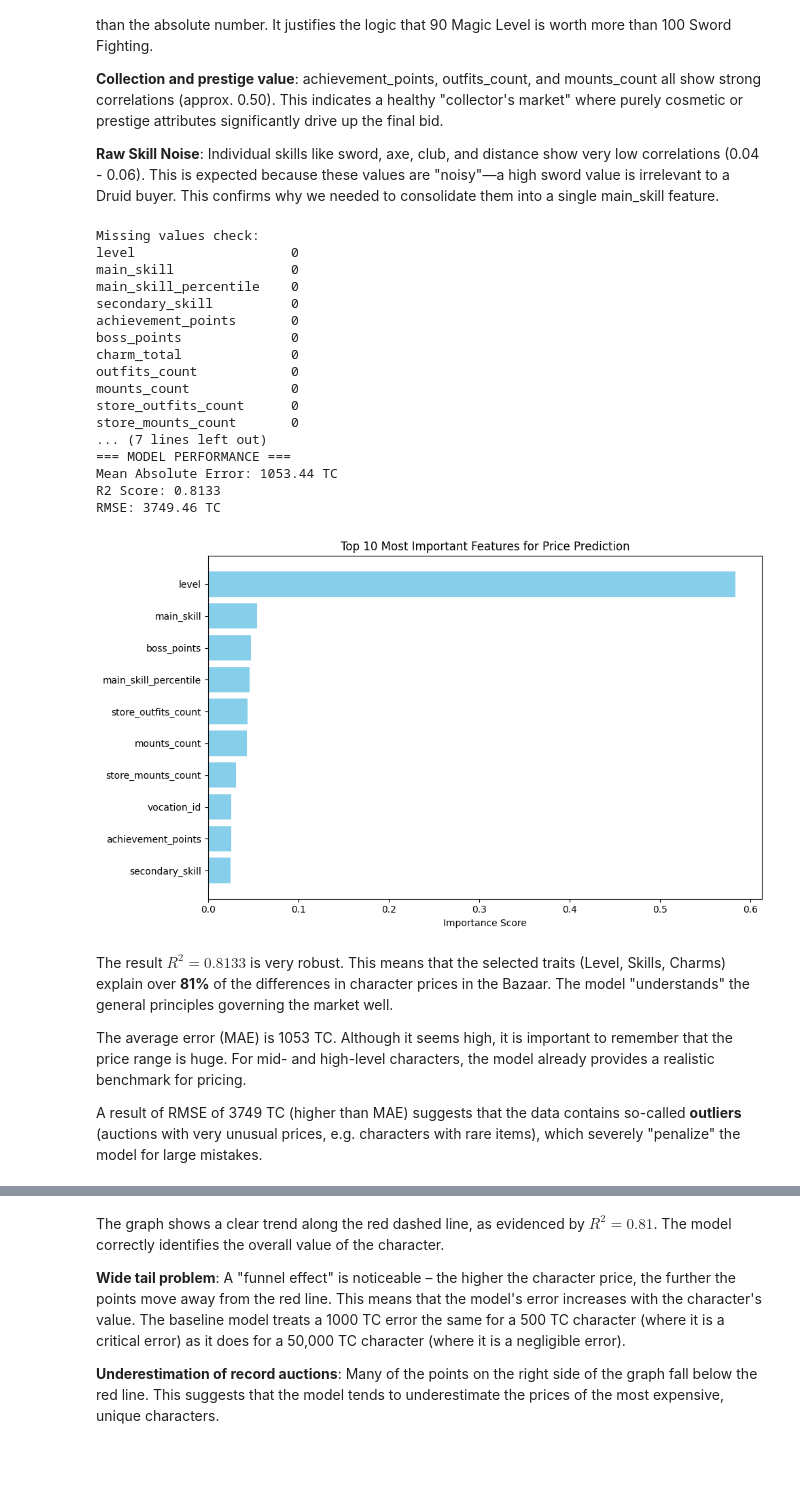
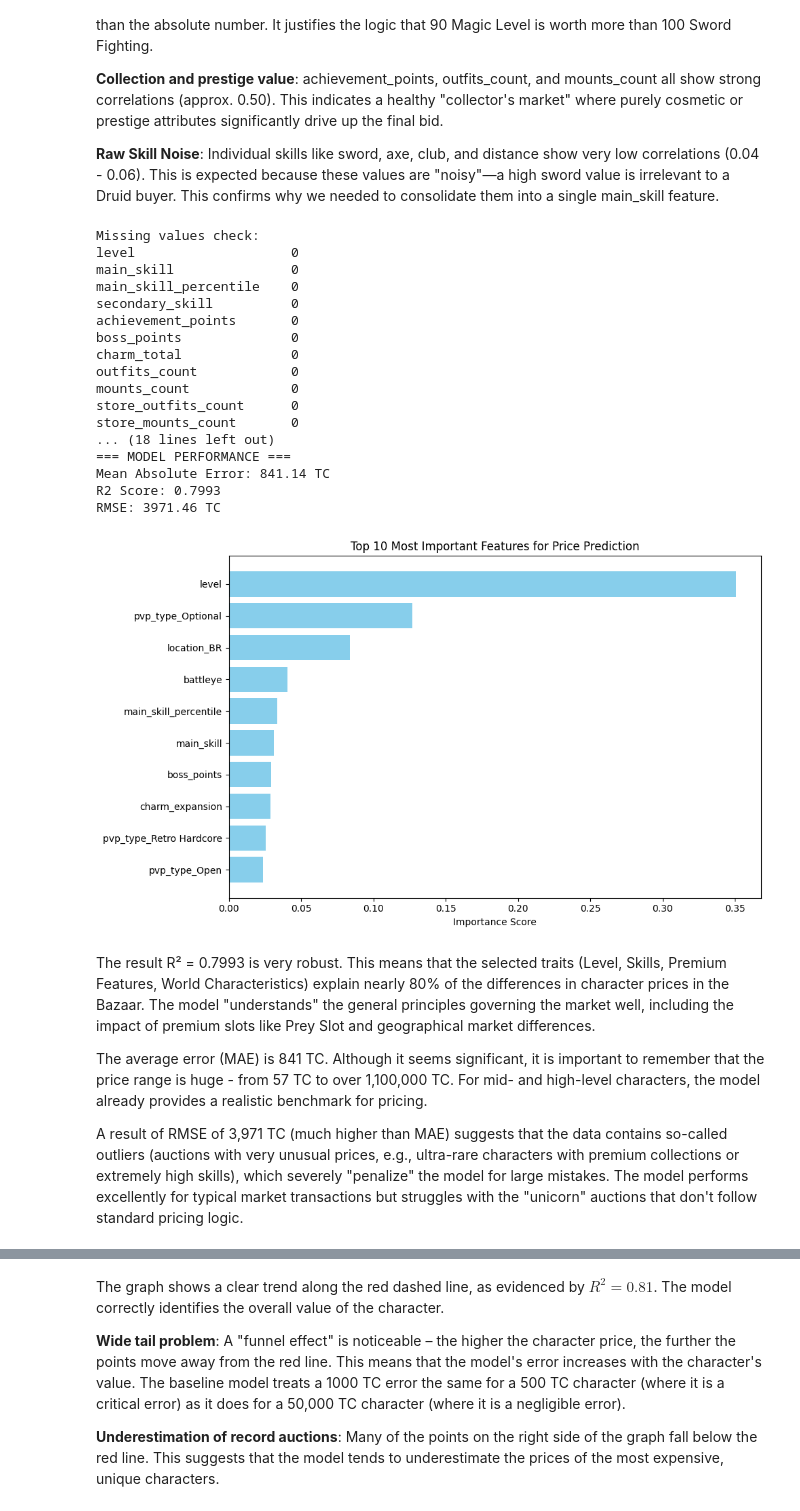
Before and after one commit to martynaottoni/tibia-auctions-analysis, a Jupyter notebook: notebooks/price_analysis_modeling.ipynb, the cells around one changed output, grey strips where cells are left out. Saved outputs shown, nothing was run; the diff lists cells and outputs as text; code cells hidden in the pictures; blank space fills up the shorter version.

```diff
--- a/notebooks/price_analysis_modeling.ipynb
+++ b/notebooks/price_analysis_modeling.ipynb
@@ -340,7 +369,11 @@ features = [
     'level', 'main_skill', 'main_skill_percentile', 'secondary_skill',
     'achievement_points', 'boss_points', 'charm_total',
     'outfits_count', 'mounts_count', 'store_outfits_count', 'store_mounts_count',
-    'vocation_id', 'weapon_type'
+    'vocation_id', 'weapon_type',
+    #premium features
+    'prey_slot', 'hunting_slot', 'charm_expansion', 'transfer',
+    #word features
+    'pvp_type', 'location', 'battleye'
 ]
 
 X = auctions_df[features].copy()
@@ -351,9 +384,21 @@ print("Missing values check:")
 print(X.isnull().sum())
 print(f"\nTotal missing values: {X.isnull().sum().sum()}")
 
-# 2. Encode categorical variables (weapon_type)
-# Convert weapon_type into dummy variables (0/1)
-X = pd.get_dummies(X, columns=['weapon_type'], prefix='weapon')
+# 2. Encode categorical variables
+# Convert into dummy variables (0/1)
+categorical_columns = ['weapon_type', 'pvp_type', 'location']
+X = pd.get_dummies(X, columns=categorical_columns, prefix=categorical_columns)
+
+#convert boolean columns into int
+
+boolean_columns = ['prey_slot', 'hunting_slot','charm_expansion', 'transfer', 'battleye']
+for col in boolean_columns:
+    if col in X.columns:
+        X[col]= X[col].astype(int)
+
+print(f"\nFinal feature count: {X.shape[1]}")
+print("Final feature list:")
+print(X.columns.tolist())
 
 # 3. Split data into Training and Testing sets
 # 80% for learning, 20% for testing the accuracy
@@ -387,44 +432,44 @@ print(f"RMSE: {rmse:.2f} TC")
 import matplotlib.pyplot as plt
 
 importance = pd.DataFrame({
     'feature': X.columns,
     'importance': model.feature_importances_
 }).sort_values('importance', ascending=False)
 
 plt.figure(figsize=(10, 6))
 plt.barh(importance['feature'][:10], importance['importance'][:10], color='skyblue')
 plt.xlabel('Importance Score')
 plt.title('Top 10 Most Important Features for Price Prediction')
 plt.gca().invert_yaxis()
 plt.tight_layout()
 plt.show()
 #plt.savefig('feature_importance.png')
 plt.close()
 # %% [output]
 Missing values check:
 level                    0
 main_skill               0
 main_skill_percentile    0
 secondary_skill          0
 achievement_points       0
 boss_points              0
 charm_total              0
 outfits_count            0
 mounts_count             0
 store_outfits_count      0
 store_mounts_count       0
-... (7 lines left out)
+... (18 lines left out)
 === MODEL PERFORMANCE ===
-Mean Absolute Error: 1053.44 TC
-R2 Score: 0.8133
-RMSE: 3749.46 TC
+Mean Absolute Error: 841.14 TC
+R2 Score: 0.7993
+RMSE: 3971.46 TC
-[figure, old version]
+[figure, new version]
 # %% [markdown]
-The result $R^2 = 0.8133$ is very robust. This means that the selected traits (Level, Skills, Charms) explain over **81%** of the differences in character prices in the Bazaar. The model "understands" the general principles governing the market well.
+The result R² = 0.7993 is very robust. This means that the selected traits (Level, Skills, Premium Features, World Characteristics) explain nearly 80% of the differences in character prices in the Bazaar. The model "understands" the general principles governing the market well, including the impact of premium slots like Prey Slot and geographical market differences.
 
-The average error (MAE) is 1053 TC. Although it seems high, it is important to remember that the price range is huge. For mid- and high-level characters, the model already provides a realistic benchmark for pricing.
+The average error (MAE) is 841 TC. Although it seems significant, it is important to remember that the price range is huge - from 57 TC to over 1,100,000 TC. For mid- and high-level characters, the model already provides a realistic benchmark for pricing.
 
-A result of RMSE of 3749 TC (higher than MAE) suggests that the data contains so-called **outliers** (auctions with very unusual prices, e.g. characters with rare items), which severely "penalize" the model for large mistakes.
+A result of RMSE of 3,971 TC (much higher than MAE) suggests that the data contains so-called outliers (auctions with very unusual prices, e.g., ultra-rare characters with premium collections or extremely high skills), which severely "penalize" the model for large mistakes. The model performs excellently for typical market transactions but struggles with the "unicorn" auctions that don't follow standard pricing logic.
 # %%
 # Create a comparison table for the test set
 results = pd.DataFrame({
```
Also changed, not shown: parts of 6 cells of this notebook.
